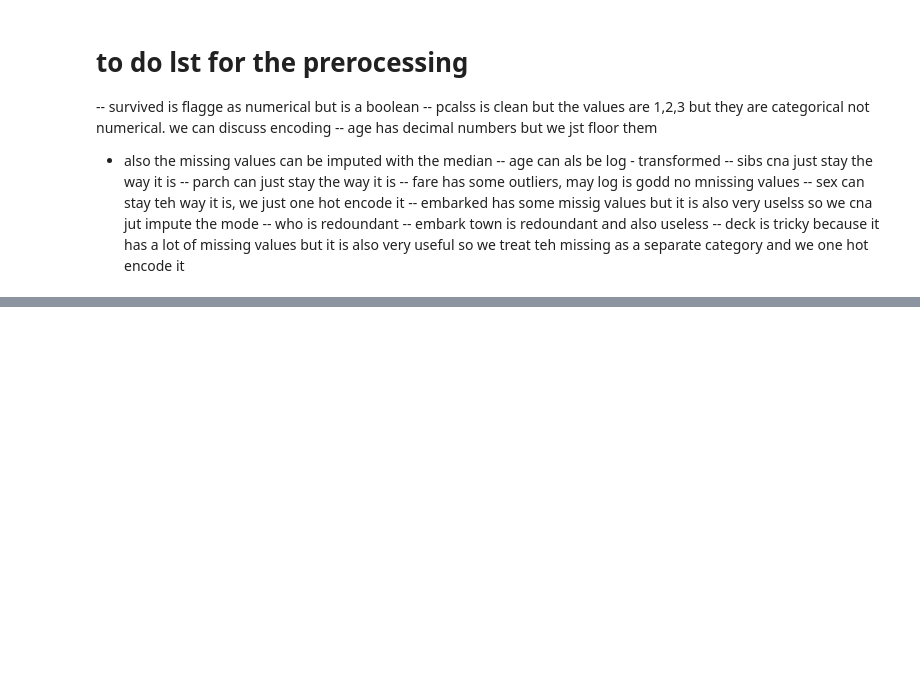
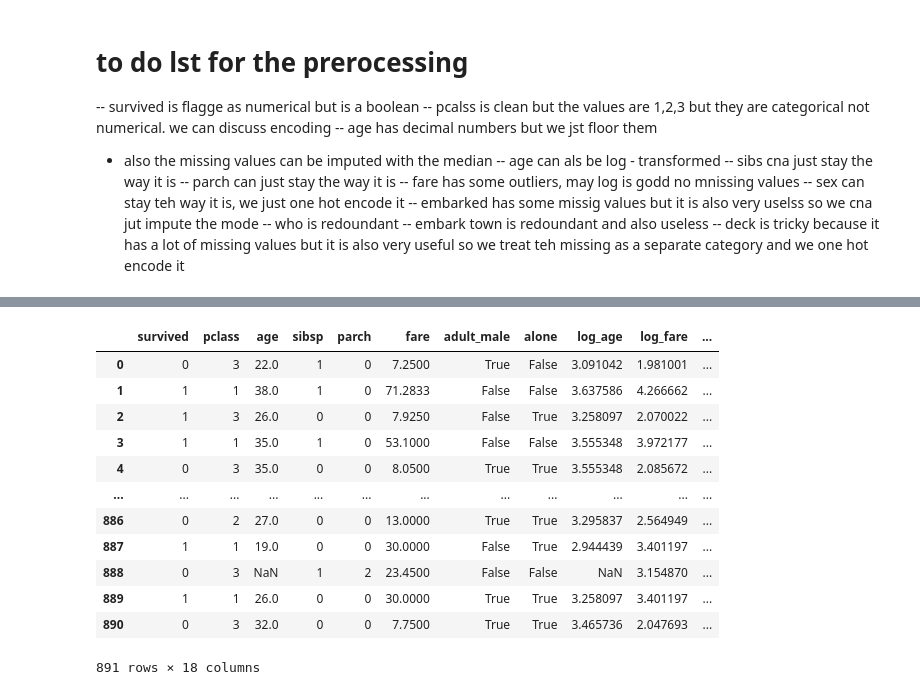
Before and after one commit to LeonardoDiCaterina/ML_deliverables_2026, a Jupyter notebook: Notebooks/titanic_ml_pipeline.ipynb, the cells around one changed output, grey strips where cells are left out. Cells and saved outputs as stored; diff of their text form; code cells hidden in the pictures; blank space fills up the shorter version.

```diff
--- a/Notebooks/titanic_ml_pipeline.ipynb
+++ b/Notebooks/titanic_ml_pipeline.ipynb
@@ -210,0 +227,16 @@ transformed_data = clean_data(train_data)
+# %%
+transformed_data
+# %% [output]
+|  | survived | pclass | age | sibsp | parch | fare | adult_male | alone | log_age | log_fare | ... |
+| 0 | 0 | 3 | 22.0 | 1 | 0 | 7.2500 | True | False | 3.091042 | 1.981001 | ... |
+| 1 | 1 | 1 | 38.0 | 1 | 0 | 71.2833 | False | False | 3.637586 | 4.266662 | ... |
+| 2 | 1 | 3 | 26.0 | 0 | 0 | 7.9250 | False | True | 3.258097 | 2.070022 | ... |
+| 3 | 1 | 1 | 35.0 | 1 | 0 | 53.1000 | False | False | 3.555348 | 3.972177 | ... |
+| 4 | 0 | 3 | 35.0 | 0 | 0 | 8.0500 | True | True | 3.555348 | 2.085672 | ... |
+| ... | ... | ... | ... | ... | ... | ... | ... | ... | ... | ... | ... |
+| 886 | 0 | 2 | 27.0 | 0 | 0 | 13.0000 | True | True | 3.295837 | 2.564949 | ... |
+| 887 | 1 | 1 | 19.0 | 0 | 0 | 30.0000 | False | True | 2.944439 | 3.401197 | ... |
+| 888 | 0 | 3 | NaN | 1 | 2 | 23.4500 | False | False | NaN | 3.154870 | ... |
+| 889 | 1 | 1 | 26.0 | 0 | 0 | 30.0000 | True | True | 3.258097 | 3.401197 | ... |
+| 890 | 0 | 3 | 32.0 | 0 | 0 | 7.7500 | True | True | 3.465736 | 2.047693 | ... |
+891 rows × 18 columns
```
Also changed, not shown: parts of 7 cells of this notebook.
